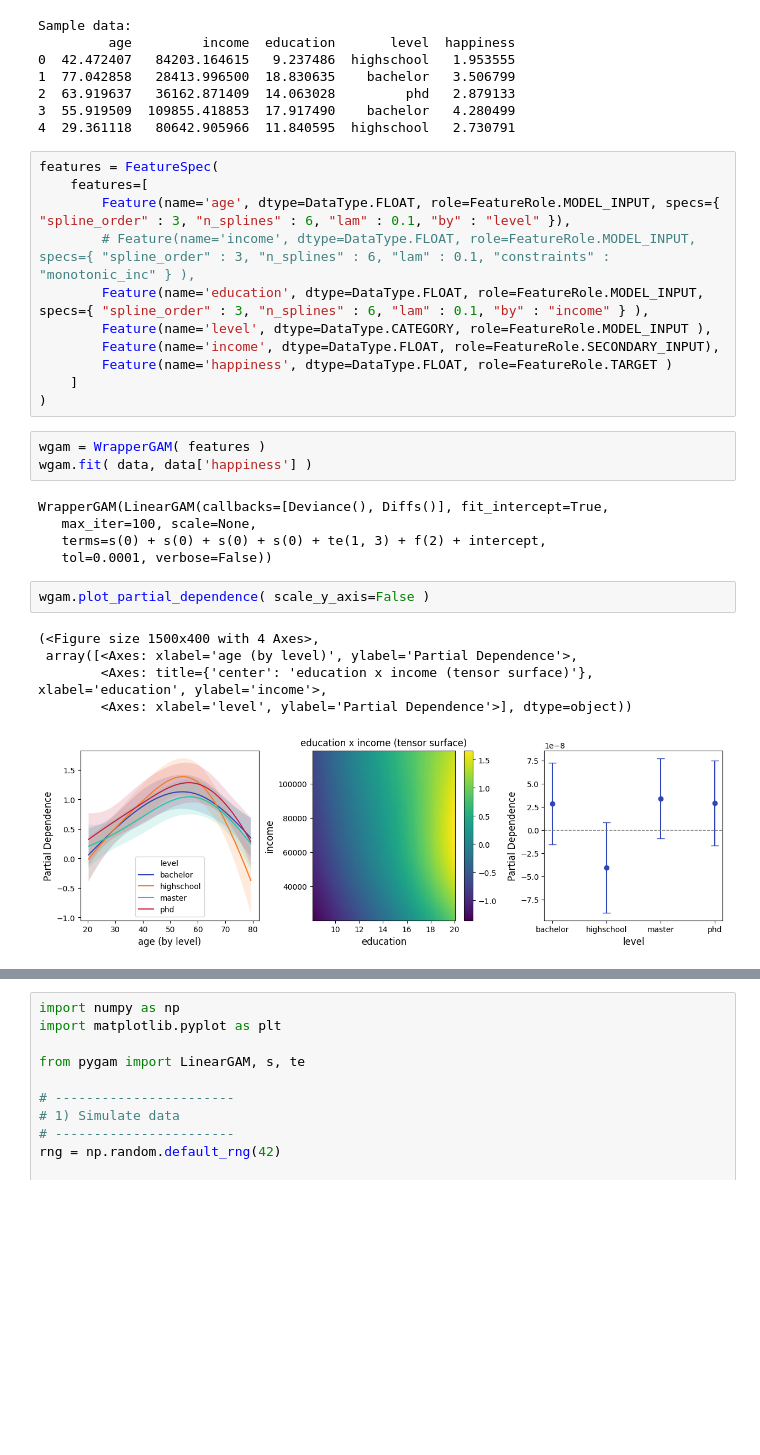
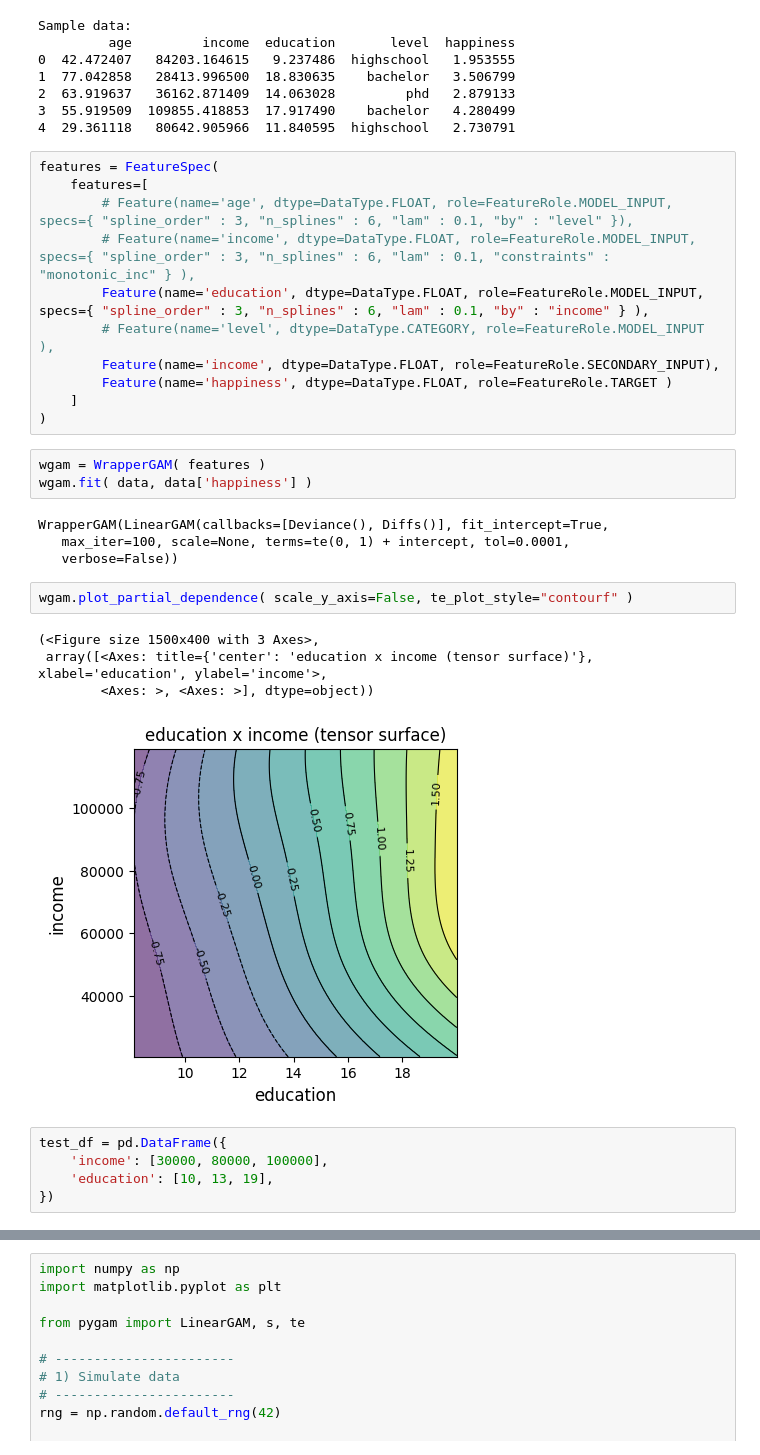
Before and after one commit to YimingZhang07/quantbullet, a Jupyter notebook: docs/model/pygam-example.ipynb, the cells around one changed output, grey strips where cells are left out. Cells and saved outputs as stored; diff of their text form; blank space fills up the shorter version.

```diff
--- a/docs/model/pygam-example.ipynb
+++ b/docs/model/pygam-example.ipynb
@@ -47,10 +47,10 @@ Sample data:
 # %%
 features = FeatureSpec(
     features=[
-        Feature(name='age', dtype=DataType.FLOAT, role=FeatureRole.MODEL_INPUT, specs={ "spline_order" : 3, "n_splines" : 6, "lam" : 0.1, "by" : "level" }),
+        # Feature(name='age', dtype=DataType.FLOAT, role=FeatureRole.MODEL_INPUT, specs={ "spline_order" : 3, "n_splines" : 6, "lam" : 0.1, "by" : "level" }),
         # Feature(name='income', dtype=DataType.FLOAT, role=FeatureRole.MODEL_INPUT, specs={ "spline_order" : 3, "n_splines" : 6, "lam" : 0.1, "constraints" : "monotonic_inc" } ),
         Feature(name='education', dtype=DataType.FLOAT, role=FeatureRole.MODEL_INPUT, specs={ "spline_order" : 3, "n_splines" : 6, "lam" : 0.1, "by" : "income" } ),
-        Feature(name='level', dtype=DataType.CATEGORY, role=FeatureRole.MODEL_INPUT ),
+        # Feature(name='level', dtype=DataType.CATEGORY, role=FeatureRole.MODEL_INPUT ),
         Feature(name='income', dtype=DataType.FLOAT, role=FeatureRole.SECONDARY_INPUT),
         Feature(name='happiness', dtype=DataType.FLOAT, role=FeatureRole.TARGET )
     ]
@@ -60,14 +60,17 @@ wgam = WrapperGAM( features )
 wgam.fit( data, data['happiness'] )
 # %% [output]
 WrapperGAM(LinearGAM(callbacks=[Deviance(), Diffs()], fit_intercept=True,
-   max_iter=100, scale=None,
-   terms=s(0) + s(0) + s(0) + s(0) + te(1, 3) + f(2) + intercept,
-   tol=0.0001, verbose=False))
+   max_iter=100, scale=None, terms=te(0, 1) + intercept, tol=0.0001,
+   verbose=False))
 # %%
-wgam.plot_partial_dependence( scale_y_axis=False )
+wgam.plot_partial_dependence( scale_y_axis=False, te_plot_style="contourf" )
 # %% [output]
-(<Figure size 1500x400 with 4 Axes>,
- array([<Axes: xlabel='age (by level)', ylabel='Partial Dependence'>,
-        <Axes: title={'center': 'education x income (tensor surface)'}, xlabel='education', ylabel='income'>,
-        <Axes: xlabel='level', ylabel='Partial Dependence'>], dtype=object))
+(<Figure size 1500x400 with 3 Axes>,
+ array([<Axes: title={'center': 'education x income (tensor surface)'}, xlabel='education', ylabel='income'>,
+        <Axes: >, <Axes: >], dtype=object))
-[figure, old version]
+[figure, new version]
+# %%
+test_df = pd.DataFrame({
+    'income': [30000, 80000, 100000],
+    'education': [10, 13, 19],
+})
```
Also changed, not shown: parts of 2 cells of this notebook, 2 other files.
